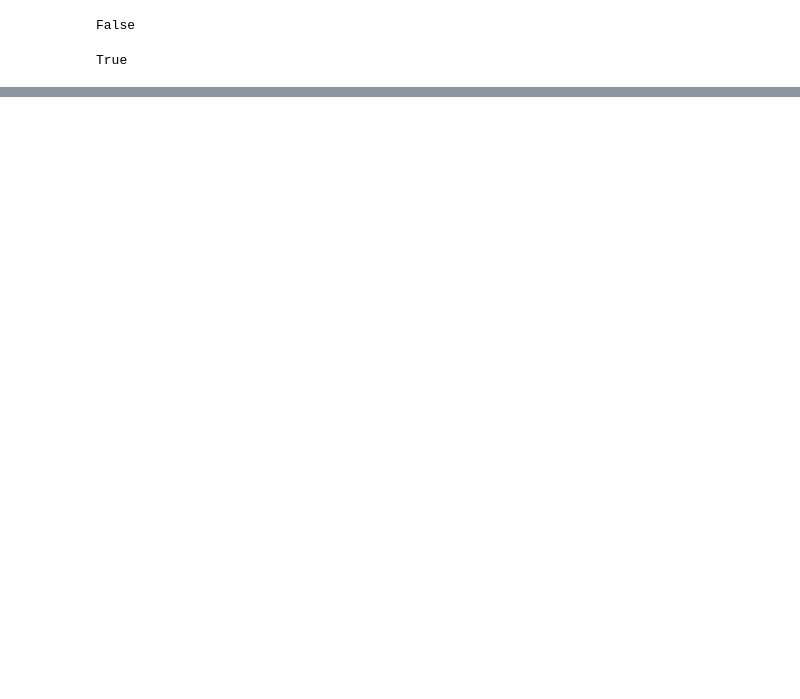
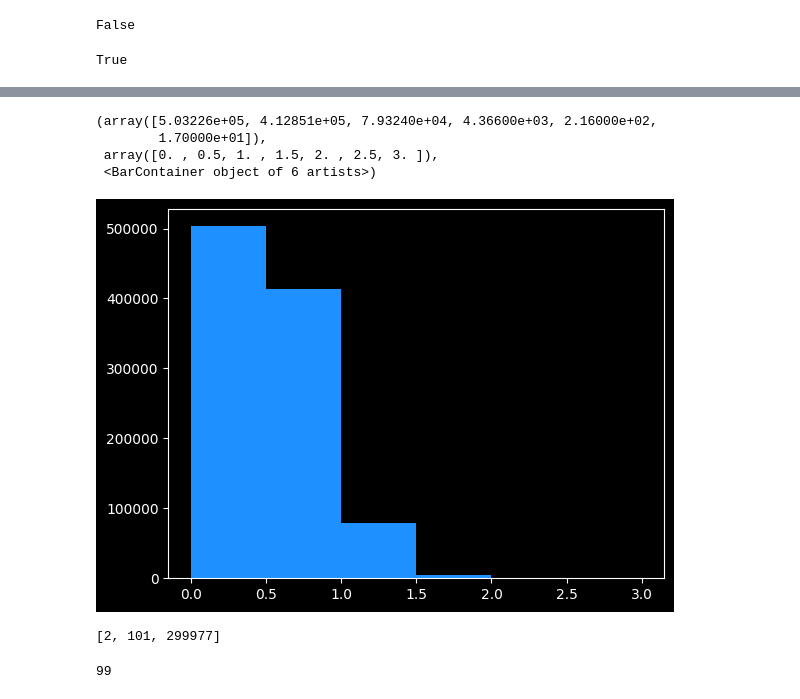
Before and after one commit to csdurfee/csdurfee.github.io, a Jupyter notebook: notebooks/primes.ipynb, the cells around one changed output, grey strips where cells are left out. Saved outputs shown, nothing was run; the diff lists cells and outputs as text; code cells hidden in the pictures; blank space fills up the shorter version.

```diff
--- a/notebooks/primes.ipynb
+++ b/notebooks/primes.ipynb
@@ -74,0 +235,16 @@ foo.sample(100000).hist()
+# %%
+plt.hist(all_data[:1000000].log_log_ratio, bins=[0,.5,1,1.5,2,2.5,3], color='dodgerblue')
+# %% [output]
+(array([5.03226e+05, 4.12851e+05, 7.93240e+04, 4.36600e+03, 2.16000e+02,
+        1.70000e+01]),
+ array([0. , 0.5, 1. , 1.5, 2. , 2.5, 3. ]),
+ <BarContainer object of 6 artists>)
+[figure, added]
+# %%
+list(primefac.primefac(60595354))
+# %% [output]
+[2, 101, 299977]
+# %%
+len(all_data[1:100])
+# %% [output]
+99
```
Also changed, not shown: parts of 89 cells of this notebook, 3 other files.
